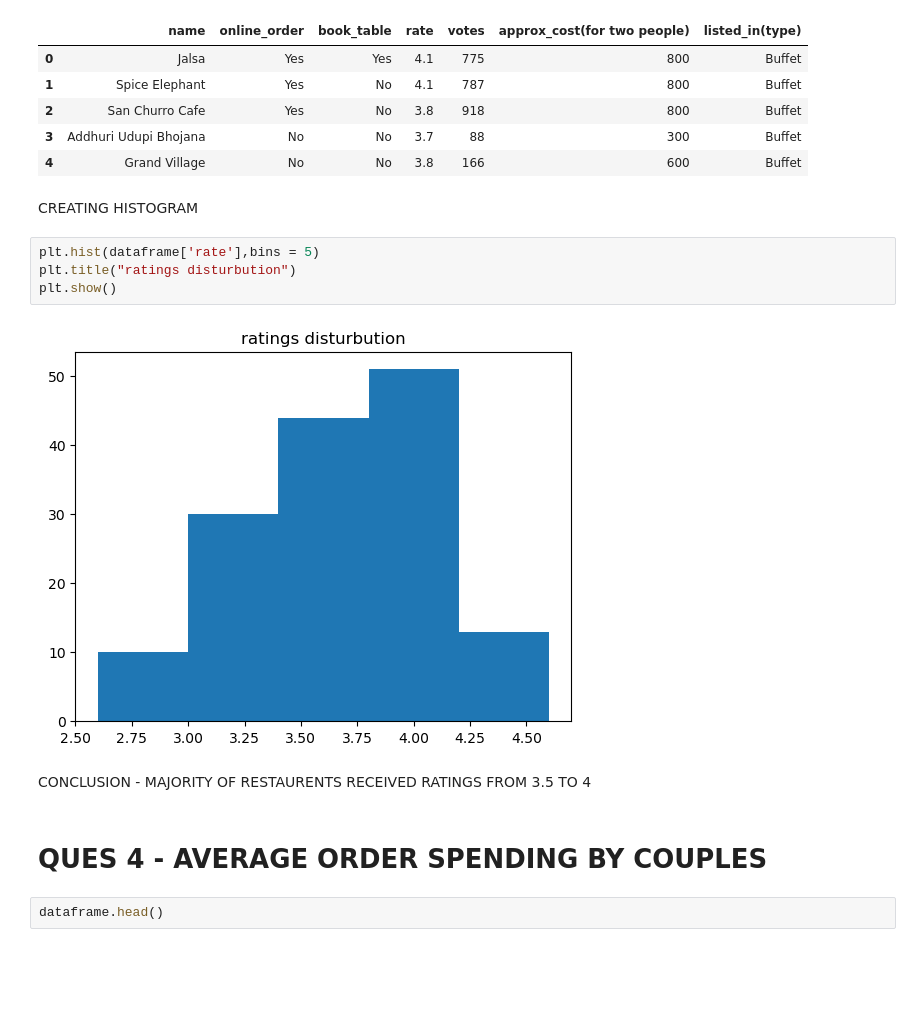
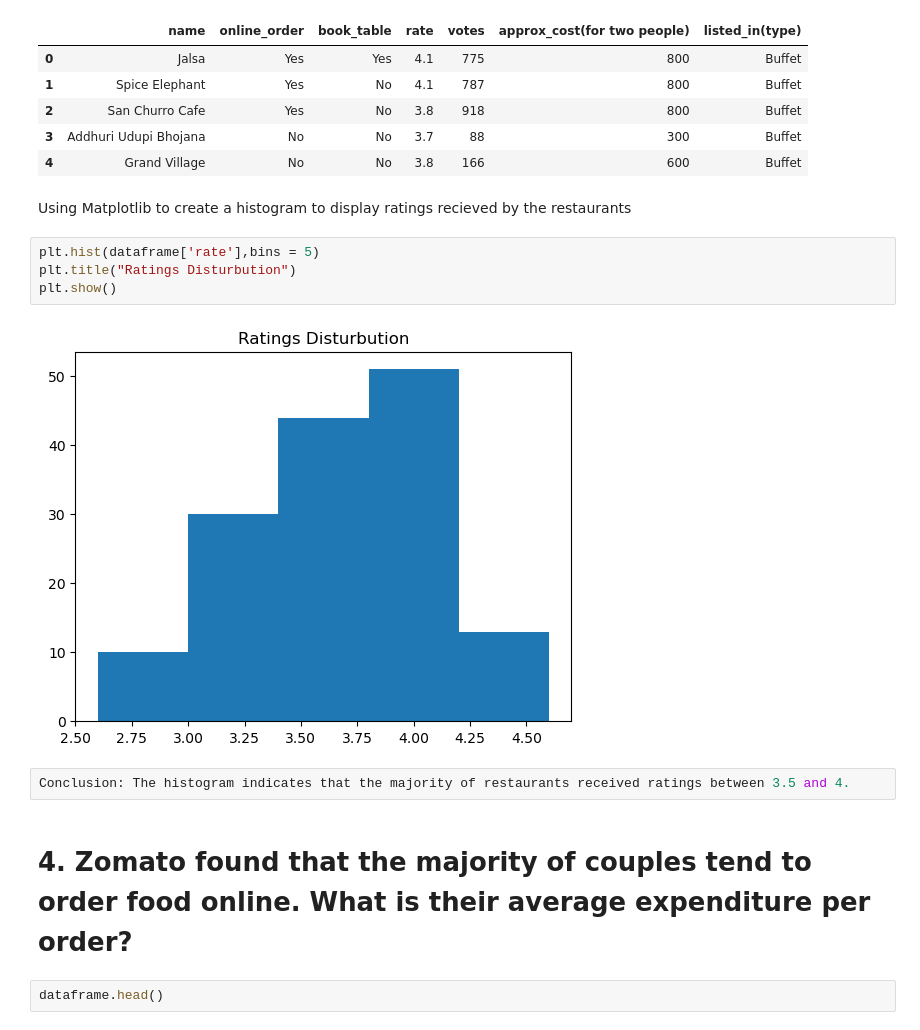
Before and after one commit to nandinikalal1/Zomato-Data-Analysis, a Jupyter notebook: Zomato Project.ipynb, the cells around one changed output. Cells and saved outputs as stored; diff of their text form; blank space fills up the shorter version.

```diff
--- a/Zomato Project.ipynb
+++ b/Zomato Project.ipynb
@@ -127,18 +142,18 @@ dataframe.head()
 | 2 | San Churro Cafe | Yes | No | 3.8 | 918 | 800 | Buffet |
 | 3 | Addhuri Udupi Bhojana | No | No | 3.7 | 88 | 300 | Buffet |
 | 4 | Grand Village | No | No | 3.8 | 166 | 600 | Buffet |
-# %% [markdown]
-CREATING HISTOGRAM
+# %% [markdown]
+Using Matplotlib to create a histogram to display ratings recieved by the restaurants
 # %%
 plt.hist(dataframe['rate'],bins = 5)
-plt.title("ratings disturbution")
+plt.title("Ratings Disturbution")
 plt.show()
 # %% [output]
-[figure, old version]
+[figure, new version]
-# %% [markdown]
-CONCLUSION - MAJORITY OF RESTAURENTS RECEIVED RATINGS FROM 3.5 TO 4
-# %% [markdown]
-# QUES 4 - AVERAGE ORDER SPENDING BY COUPLES
+# %%
+Conclusion: The histogram indicates that the majority of restaurants received ratings between 3.5 and 4.
+# %% [markdown]
+# 4. Zomato found that the majority of couples tend to order food online. What is their average expenditure per order?
 # %%
 dataframe.head()
 # %% [output]
```
Also changed, not shown: parts of 42 cells of this notebook, 2 other files.
